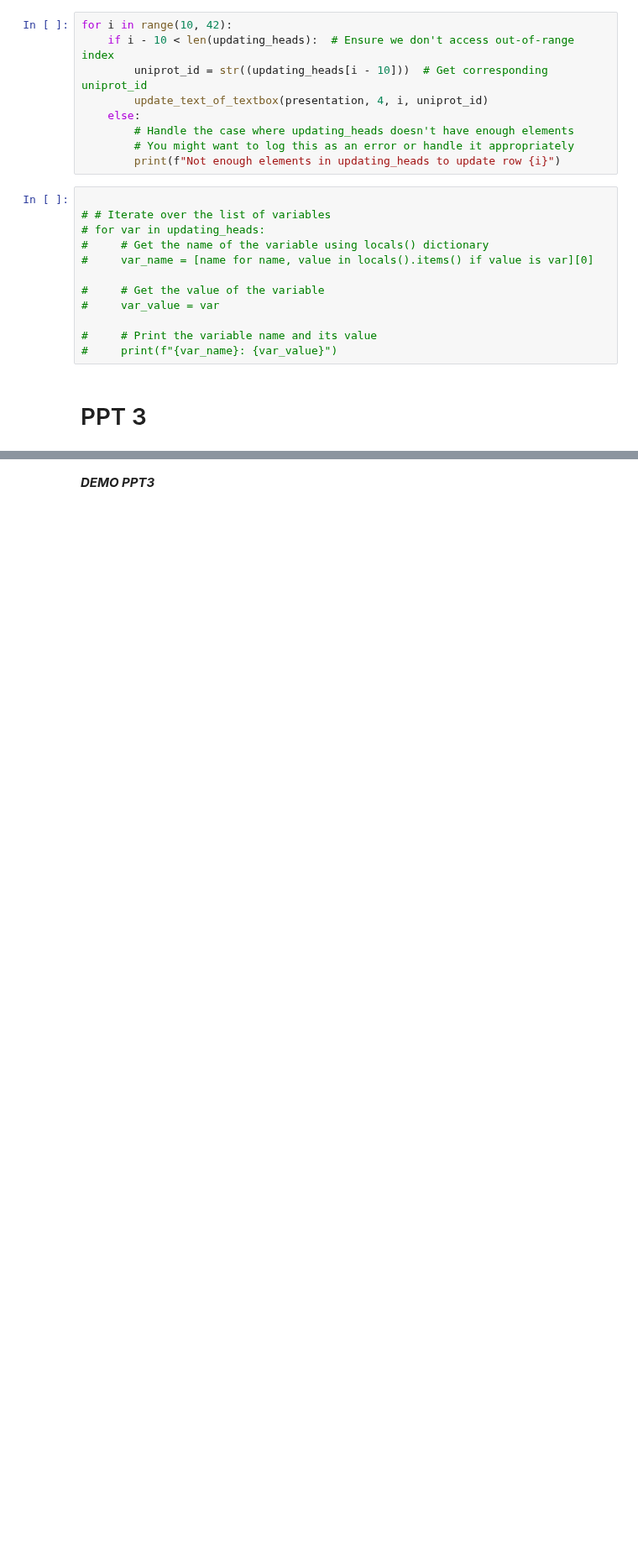
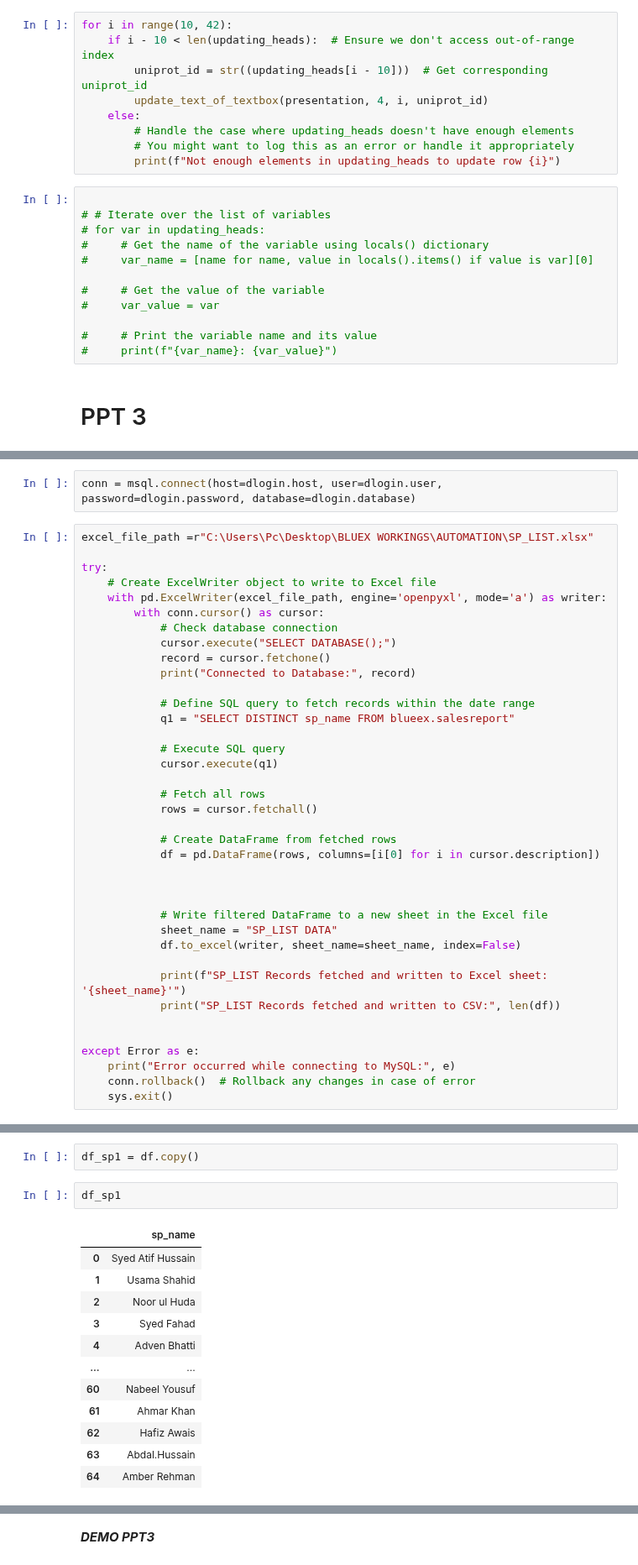
Before and after one commit to TahaDataAlchemy/BLUE-EX-Domestic-Auto, a Jupyter notebook: ETL.ipynb, the cells around one changed output, grey strips where cells are left out. Shown at 84% size. Saved outputs shown, nothing was run; the diff lists cells and outputs as text; blank space fills up the shorter version.

Commit message:
Data of Sales Has been pulled

```diff
--- a/ETL.ipynb
+++ b/ETL.ipynb
@@ -1256,0 +1231,40 @@ NameError: name 'sp_l' is not defined
+# %%
+conn = msql.connect(host=dlogin.host, user=dlogin.user, password=dlogin.password, database=dlogin.database)
+# %%
+excel_file_path =r"C:\Users\Pc\Desktop\BLUEX WORKINGS\AUTOMATION\SP_LIST.xlsx"
+
+try:
+    # Create ExcelWriter object to write to Excel file
+    with pd.ExcelWriter(excel_file_path, engine='openpyxl', mode='a') as writer:
+        with conn.cursor() as cursor:
+            # Check database connection
+            cursor.execute("SELECT DATABASE();")
+            record = cursor.fetchone()
+            print("Connected to Database:", record)
+
+            # Define SQL query to fetch records within the date range
+            q1 = "SELECT DISTINCT sp_name FROM blueex.salesreport"
+
+            # Execute SQL query
+            cursor.execute(q1)
+
+            # Fetch all rows
+            rows = cursor.fetchall()
+
+            # Create DataFrame from fetched rows
+            df = pd.DataFrame(rows, columns=[i[0] for i in cursor.description])
+
+
+
+            # Write filtered DataFrame to a new sheet in the Excel file
+            sheet_name = "SP_LIST DATA"
+            df.to_excel(writer, sheet_name=sheet_name, index=False)
+
+            print(f"SP_LIST Records fetched and written to Excel sheet: '{sheet_name}'")
+            print("SP_LIST Records fetched and written to CSV:", len(df))
+
+
+except Error as e:
+    print("Error occurred while connecting to MySQL:", e)
+    conn.rollback()  # Rollback any changes in case of error
+    sys.exit()
@@ -1256,0 +1275,17 @@ NameError: name 'sp_l' is not defined
+# %%
+df_sp1 = df.copy()
+# %%
+df_sp1
+# %% [output]
+|  | sp_name |
+| 0 | Syed Atif Hussain |
+| 1 | Usama Shahid |
+| 2 | Noor ul Huda |
+| 3 | Syed Fahad |
+| 4 | Adven Bhatti |
+| ... | ... |
+| 60 | Nabeel Yousuf |
+| 61 | Ahmar Khan |
+| 62 | Hafiz Awais |
+| 63 | Abdal.Hussain |
+| 64 | Amber Rehman |
```
Also changed, not shown: parts of 9 cells of this notebook.
